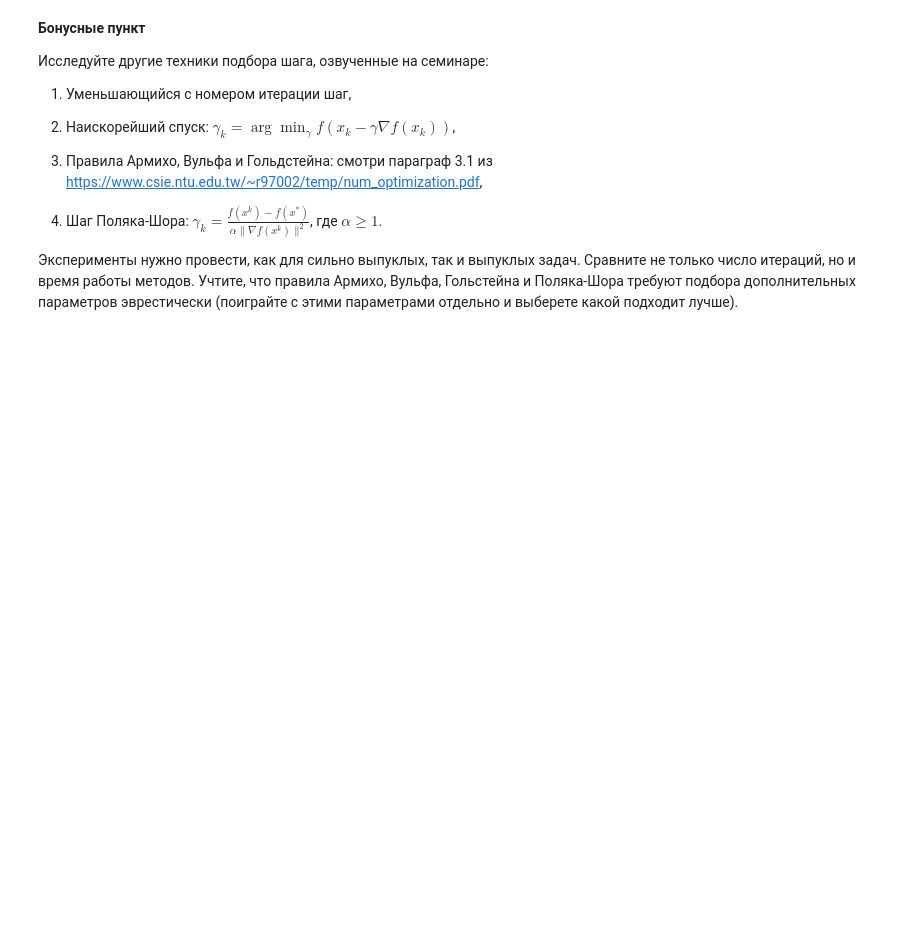
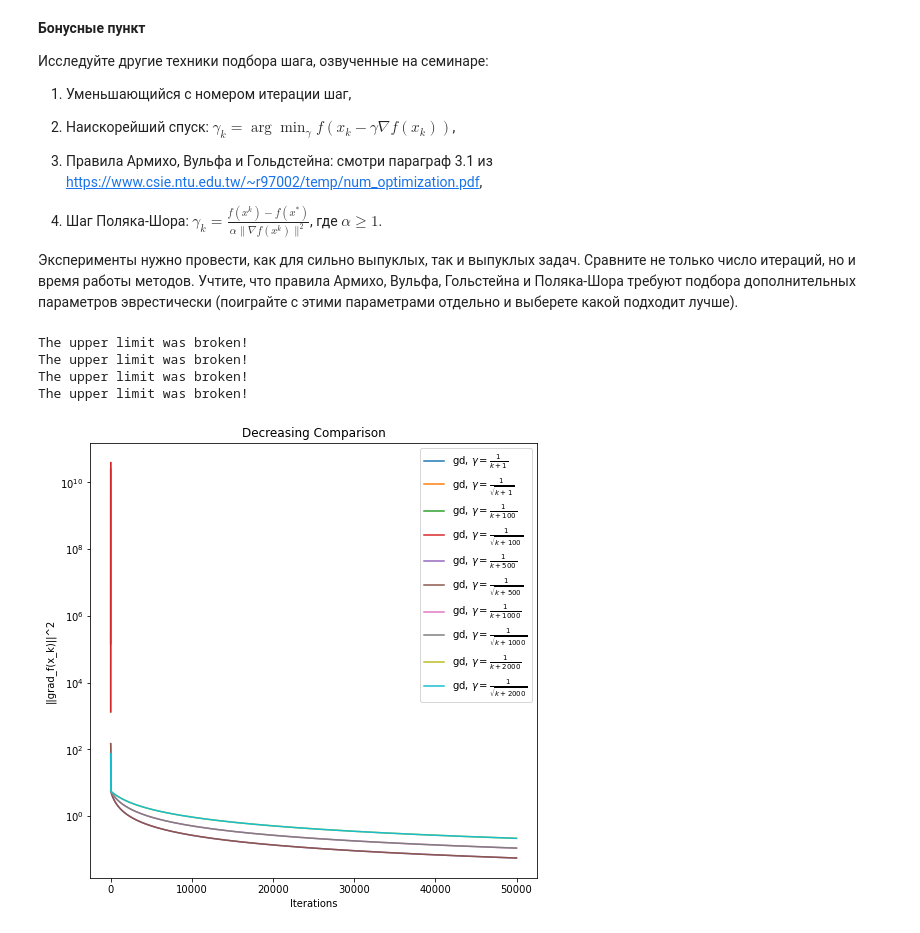
Before and after one commit to k2a07/MIPT-homeworks, a Jupyter notebook: Acharya_Kirill_Optimization_HW_1.ipynb, the cells around one changed output. Cells and saved outputs as stored; diff of their text form; code cells hidden in the pictures; blank space fills up the shorter version.

```diff
--- a/Acharya_Kirill_Optimization_HW_1.ipynb
+++ b/Acharya_Kirill_Optimization_HW_1.ipynb
@@ -333,0 +331,14 @@ __Бонусные пункт__
+# %%
+#Optimization problem
+args = {}
+args['L'], args['mu'], args['d'] = 1000, 1, 100
+args['A'] = opt.gen_A(args['d'], args['mu'], args['L'])
+x_0 = np.random.random_sample(args['d'])
+
+args['n'] = 1 #not to have mistake with sara
+
+def f(x, args):
+    return 1/2 * x.T @ args['A'] @ x
+
+def grad_f(x, args):
+    return args['A'] @ x
@@ -333,0 +347,36 @@ __Бонусные пункт__
+# %%
+#Decreasing LR, parameters optimizing
+x, y, labels = [], [], []
+n_iter = 50000
+def gamma_decreasing(k, f, grad_f, x_k, x_true, args):
+        return 1 / (k + args['c'])
+
+def gamma_decreasing_sqrt(k, f, grad_f, x_k, x_true, args):
+        return 1 / np.sqrt(k + args['c'])
+
+for args['c'] in [1, 100, 500, 1000, 2000]:
+    gd = opt.GradientOptimizer(f, grad_f, x_0 = x_0, criterium = '||grad_f(x_k)||', args = args, n_iter = n_iter, gamma_k = gamma_decreasing)
+    points_arr, differences_arr, times_arr, acc_arr = gd.descent()
+    iterations = [i for i in range(len(differences_arr))]
+
+    x.append(iterations)
+    y.append(differences_arr)
+    labels.append(r'gd, $\gamma = \frac{1}{k + %i}$' % args['c'])
+
+    gd = opt.GradientOptimizer(f, grad_f, x_0 = x_0, criterium = '||grad_f(x_k)||', args = args, n_iter = n_iter, gamma_k = gamma_decreasing)
+    points_arr, differences_arr, times_arr, acc_arr = gd.descent()
+    iterations = [i for i in range(len(differences_arr))]
+
+    x.append(iterations)
+    y.append(differences_arr)
+    labels.append(r'gd, $\gamma = \frac{1}{\sqrt{k + %i}}$' % args['c'])
+
+opt.plot_graphs(x, y, x_label = "Iterations",
+                lines_labels = labels, title = 'Decreasing Comparison', logscale = True,
+                criteria_type = "||grad_f(x_k)||^2")
+# %% [output]
+The upper limit was broken!
+The upper limit was broken!
+The upper limit was broken!
+The upper limit was broken!
+[figure, added]
```
Also changed, not shown: parts of 22 cells of this notebook.
